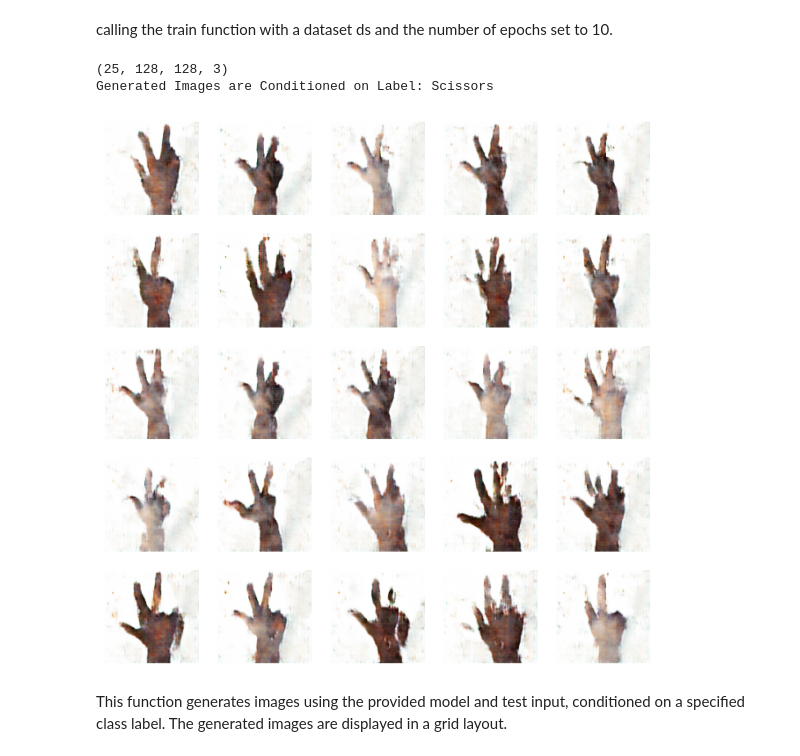
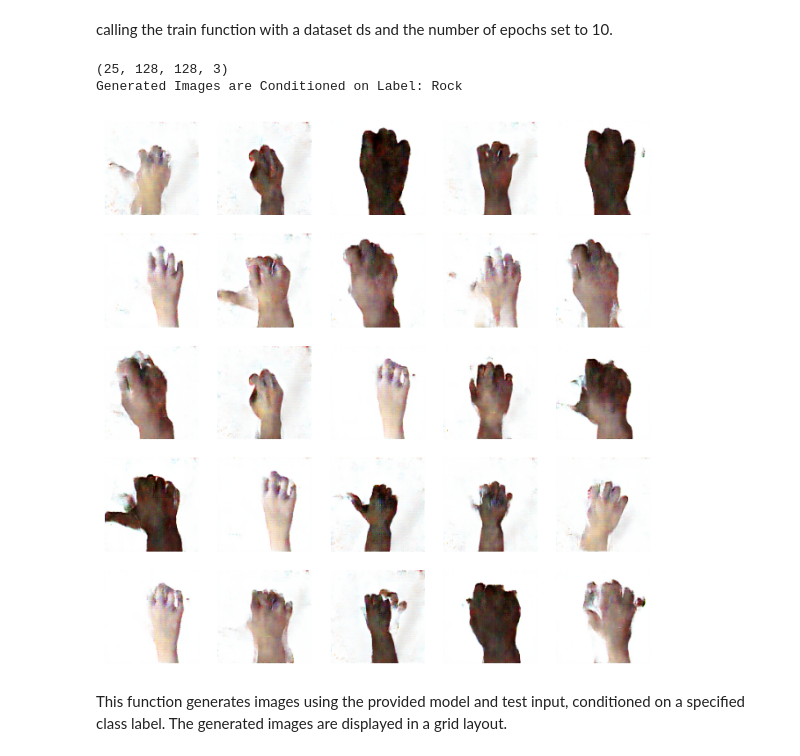
Before and after one commit to shy222/DSCI498-Final-Project, a Jupyter notebook: DSCI498_final_project.ipynb, the cells around one changed output. Saved outputs shown, nothing was run; the diff lists cells and outputs as text; code cells hidden in the pictures.

```diff
--- a/DSCI498_final_project.ipynb
+++ b/DSCI498_final_project.ipynb
@@ -329,6 +356,18 @@ Total params: 7731501 (29.49 MB)
 Trainable params: 7729709 (29.49 MB)
 Non-trainable params: 1792 (7.00 KB)
 __________________________________________________________________________________________________
+# %%
+from tensorflow.keras.utils import plot_model
+
+def plot_discriminator_architecture(model):
+    # Plot the architecture diagram
+    plot_model(model, to_file='discriminator_architecture.png', show_shapes=True, show_layer_names=True)
+
+# Define the discriminator model
+conditional_discriminator = define_discriminator()
+
+# Plot the discriminator model architecture
+plot_discriminator_architecture(conditional_discriminator)
 # %% [markdown]
 Binary cross-entropy loss, which measures the difference between true binary labels and predicted probabilities
 # %%
@@ -498,11 +537,11 @@ def generate_and_save_images(model, epoch, test_input):
 # %% [markdown]
 calling the train function with a dataset ds and the number of epochs set to 10.
 # %%
-train(ds, 50)
+train(ds, 200)
 # %% [output]
 (25, 128, 128, 3)
-Generated Images are Conditioned on Label: Scissors
+Generated Images are Conditioned on Label: Rock
-[figure, old version]
+[figure, new version]
 # %% [markdown]
 This function generates images using the provided model and test input, conditioned on a specified class label. The generated images are displayed in a grid layout.
 # %%
```
Also changed, not shown: parts of 10 cells of this notebook.
